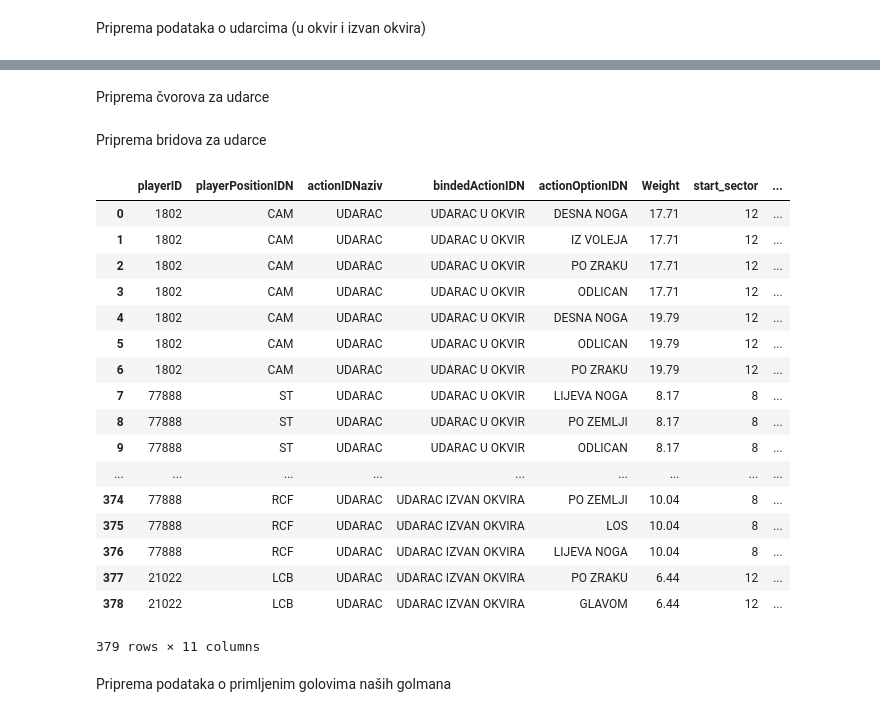
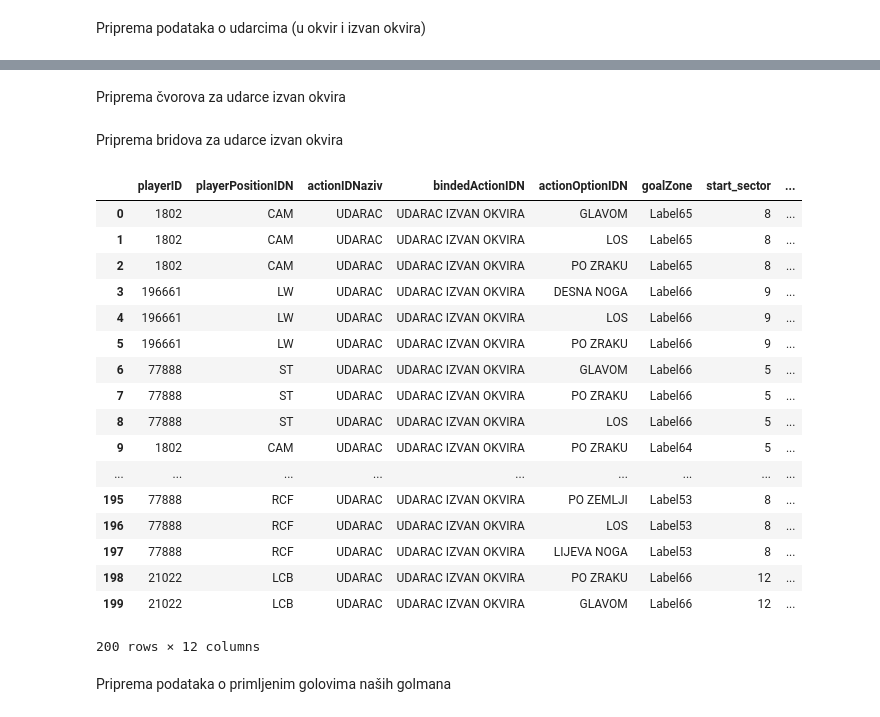
Before and after one commit to hrvatskibogmars/brainstormers, a Jupyter notebook: analysis/techo_notebooks/SNA/Preparing some relevant actions for SNA - Eintracht.ipynb, the cells around one changed output, grey strips where cells are left out. Drawn from its saved outputs; the diff is of its cells as text; code cells hidden in the pictures.

Commit message:
Updates in data preparation for SNA - Eintracht

```diff
--- a/analysis/techo_notebooks/SNA/Preparing some relevant actions for SNA - Eintracht.ipynb
+++ b/analysis/techo_notebooks/SNA/Preparing some relevant actions for SNA - Eintracht.ipynb
@@ -131,3 +129,3 @@ dfEintrachtIgraciu3
 # %% [markdown]
-Priprema čvorova za udarce
+Priprema čvorova za udarce izvan okvira
 # %%
@@ -144,44 +142,44 @@ dfNodesuClean.to_csv("Eintracht_sna_udarci_nodes.csv", sep=',', index=True)
 # %% [markdown]
-Priprema bridova za udarce
+Priprema bridova za udarce izvan okvira
 # %%
-dfEintrachtUdarci = pd.read_csv("Eintracht_sna_udarci.csv", sep=',')
-dfEintrachtNodesU = pd.read_csv("Eintracht_sna_udarci_nodes.csv", sep=',')
+dfEintrachtUdarci = pd.read_csv("Eintracht_sna_udarci_izvan_okvira.csv", sep=',')
+dfEintrachtNodesU = pd.read_csv("Eintracht_sna_udarci_izvan_okvira_nodes.csv", sep=',')
 
 for indexU, itemU in dfEintrachtUdarci.iterrows():
     for indexN, itemN in dfEintrachtNodesU.iterrows():
-        if(itemU['start_sector'] == itemN['Label']):
-            ID = itemN['ID']
+        if(itemU['playerName'] == itemN['Label']):
+            ID = int(itemN['ID'])
             dfEintrachtUdarci.set_value(indexU, 'Source', ID)
 
 for indexU, itemU in dfEintrachtUdarci.iterrows():
     for indexN, itemN in dfEintrachtNodesU.iterrows():
-        if(itemU['end_sector'] == itemN['Label']):
-            ID = itemN['ID']
+        if(itemU['goalZone'] == itemN['Label']):
+            ID = int(itemN['ID'])
             dfEintrachtUdarci.set_value(indexU, 'Target', ID)
 
-dfEintrachtUdarci.drop(['targetPlayerID', 'targetPositionIDN'], axis=1, inplace=True)
-dfEintrachtUdarciRenamed = dfEintrachtUdarci.rename(columns={'distance':'Weight'})
-dfEintrachtUdarciRenamed.to_csv("Eintracht_sna_udarci_edges.csv", sep=',', index=False)
-dfEintrachtUdarciRenamed
+dfEintrachtUdarci['Label'] = dfEintrachtUdarci['distance'].map(str) + " " + dfEintrachtUdarci['start_sector'].map(str)
+dfEintrachtUdarci.drop(['targetPlayerID', 'targetPositionIDN', 'distance'], axis=1, inplace=True)
+dfEintrachtUdarci.to_csv("Eintracht_sna_udarci_izvan_okvira_edges.csv", sep=',', index=False)
+dfEintrachtUdarci
 # %% [output]
-|  | playerID | playerPositionIDN | actionIDNaziv | bindedActionIDN | actionOptionIDN | Weight | start_sector | ... |
-| 0 | 1802 | CAM | UDARAC | UDARAC U OKVIR | DESNA NOGA | 17.71 | 12 | ... |
-| 1 | 1802 | CAM | UDARAC | UDARAC U OKVIR | IZ VOLEJA | 17.71 | 12 | ... |
-| 2 | 1802 | CAM | UDARAC | UDARAC U OKVIR | PO ZRAKU | 17.71 | 12 | ... |
-| 3 | 1802 | CAM | UDARAC | UDARAC U OKVIR | ODLICAN | 17.71 | 12 | ... |
-| 4 | 1802 | CAM | UDARAC | UDARAC U OKVIR | DESNA NOGA | 19.79 | 12 | ... |
-| 5 | 1802 | CAM | UDARAC | UDARAC U OKVIR | ODLICAN | 19.79 | 12 | ... |
-| 6 | 1802 | CAM | UDARAC | UDARAC U OKVIR | PO ZRAKU | 19.79 | 12 | ... |
-| 7 | 77888 | ST | UDARAC | UDARAC U OKVIR | LIJEVA NOGA | 8.17 | 8 | ... |
-| 8 | 77888 | ST | UDARAC | UDARAC U OKVIR | PO ZEMLJI | 8.17 | 8 | ... |
-| 9 | 77888 | ST | UDARAC | UDARAC U OKVIR | ODLICAN | 8.17 | 8 | ... |
+|  | playerID | playerPositionIDN | actionIDNaziv | bindedActionIDN | actionOptionIDN | goalZone | start_sector | ... |
+| 0 | 1802 | CAM | UDARAC | UDARAC IZVAN OKVIRA | GLAVOM | Label65 | 8 | ... |
+| 1 | 1802 | CAM | UDARAC | UDARAC IZVAN OKVIRA | LOS | Label65 | 8 | ... |
+| 2 | 1802 | CAM | UDARAC | UDARAC IZVAN OKVIRA | PO ZRAKU | Label65 | 8 | ... |
+| 3 | 196661 | LW | UDARAC | UDARAC IZVAN OKVIRA | DESNA NOGA | Label66 | 9 | ... |
+| 4 | 196661 | LW | UDARAC | UDARAC IZVAN OKVIRA | LOS | Label66 | 9 | ... |
+| 5 | 196661 | LW | UDARAC | UDARAC IZVAN OKVIRA | PO ZRAKU | Label66 | 9 | ... |
+| 6 | 77888 | ST | UDARAC | UDARAC IZVAN OKVIRA | GLAVOM | Label66 | 5 | ... |
+| 7 | 77888 | ST | UDARAC | UDARAC IZVAN OKVIRA | PO ZRAKU | Label66 | 5 | ... |
+| 8 | 77888 | ST | UDARAC | UDARAC IZVAN OKVIRA | LOS | Label66 | 5 | ... |
+| 9 | 1802 | CAM | UDARAC | UDARAC IZVAN OKVIRA | PO ZRAKU | Label64 | 5 | ... |
 | ... | ... | ... | ... | ... | ... | ... | ... | ... |
-| 374 | 77888 | RCF | UDARAC | UDARAC IZVAN OKVIRA | PO ZEMLJI | 10.04 | 8 | ... |
-| 375 | 77888 | RCF | UDARAC | UDARAC IZVAN OKVIRA | LOS | 10.04 | 8 | ... |
-| 376 | 77888 | RCF | UDARAC | UDARAC IZVAN OKVIRA | LIJEVA NOGA | 10.04 | 8 | ... |
-| 377 | 21022 | LCB | UDARAC | UDARAC IZVAN OKVIRA | PO ZRAKU | 6.44 | 12 | ... |
-| 378 | 21022 | LCB | UDARAC | UDARAC IZVAN OKVIRA | GLAVOM | 6.44 | 12 | ... |
+| 195 | 77888 | RCF | UDARAC | UDARAC IZVAN OKVIRA | PO ZEMLJI | Label53 | 8 | ... |
+| 196 | 77888 | RCF | UDARAC | UDARAC IZVAN OKVIRA | LOS | Label53 | 8 | ... |
+| 197 | 77888 | RCF | UDARAC | UDARAC IZVAN OKVIRA | LIJEVA NOGA | Label53 | 8 | ... |
+| 198 | 21022 | LCB | UDARAC | UDARAC IZVAN OKVIRA | PO ZRAKU | Label66 | 12 | ... |
+| 199 | 21022 | LCB | UDARAC | UDARAC IZVAN OKVIRA | GLAVOM | Label66 | 12 | ... |
-379 rows × 11 columns
+200 rows × 12 columns
 # %% [markdown]
 Priprema podataka o primljenim golovima naših golmana
 # %%
```
Also changed, not shown: parts of 9 cells of this notebook, 2 other files.
